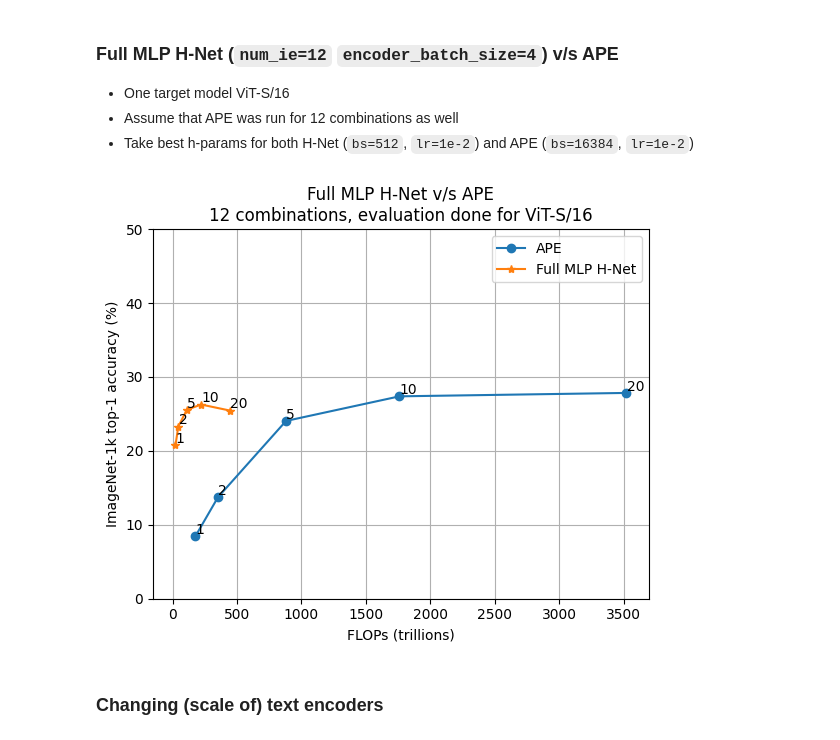
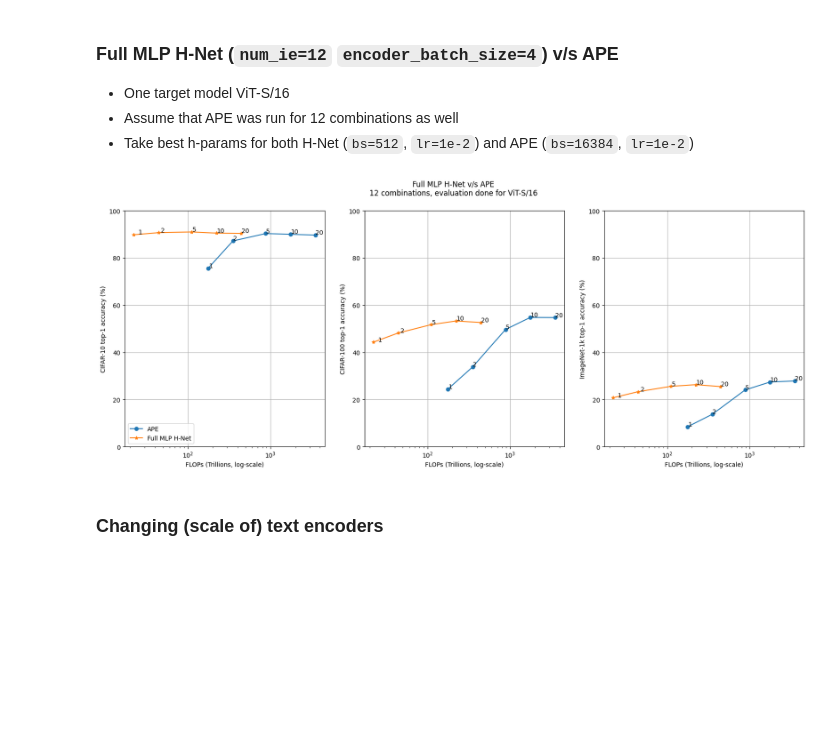
Before and after one commit to jaisidhsingh/hypa-new, a Jupyter notebook: hyperalignment/plot.ipynb, the cells around one changed output. Saved outputs shown, nothing was run; the diff lists cells and outputs as text; code cells hidden in the pictures; blank space fills up the shorter version.

```diff
--- a/hyperalignment/plot.ipynb
+++ b/hyperalignment/plot.ipynb
@@ -110,32 +110,47 @@ for bench in benchmarks:
 # %%
 from pylab import plt
 
 hnet = {'exp_name': 'hnet_12-4_fmlp_c-32_bs-512_lr-1e-2', 'seed': 0, 'eval': {'epoch_1': {'cifar10': 89.79, 'cifar100': 44.31, 'imagenet1k': 20.74}, 'epoch_2': {'cifar10': 90.68, 'cifar100': 48.19, 'imagenet1k': 23.29}, 'epoch_5': {'cifar10': 90.97, 'cifar100': 51.7, 'imagenet1k': 25.56}, 'epoch_10': {'cifar10': 90.48, 'cifar100': 53.25, 'imagenet1k': 26.27}, 'epoch_20': {'cifar10': 90.36, 'cifar100': 52.6, 'imagenet1k': 25.46}}}
 ape = {'exp_name': 'vit_small_patch16_224_sentence-t5-base', 'seed': 0, 'eval': {'epoch_1': {'cifar10': 75.59, 'cifar100': 24.37, 'imagenet1k': 8.42}, 'epoch_2': {'cifar10': 87.18, 'cifar100': 33.79, 'imagenet1k': 13.73}, 'epoch_5': {'cifar10': 90.3, 'cifar100': 49.64, 'imagenet1k': 24.05}, 'epoch_10': {'cifar10': 89.97, 'cifar100': 54.76, 'imagenet1k': 27.38}, 'epoch_20': {'cifar10': 89.64, 'cifar100': 54.69, 'imagenet1k': 27.84}}}
-hnet_accs = [hnet["eval"][f"epoch_{e}"]["imagenet1k"] for e in [1, 2, 5, 10, 20]]
-hnet_flops = [22.165 * e for e in [1, 2, 5, 10, 20]]
 
-ape_accs = [ape["eval"][f"epoch_{e}"]["imagenet1k"] for e in [1, 2, 5, 10, 20]]
-ape_flops = [14.675 * e * 12 for e in [1, 2, 5, 10, 20]]
 
-plt.plot(ape_flops, ape_accs, label="APE", marker="o")
-plt.plot(hnet_flops, hnet_accs, label="Full MLP H-Net", marker="*")
-plt.xlabel("FLOPs (trillions)")
-plt.ylabel("ImageNet-1k top-1 accuracy (%)")
-plt.ylim([0.0, 50.0])
-plt.legend()
-plt.grid(True)
+benchmarks = ["cifar10", "cifar100", "imagenet1k"]
+names = {"cifar10": "CIFAR-10", "cifar100": "CIFAR-100", "imagenet1k": "ImageNet-1k"}
+lims = {"cifar10": [0, 100.0], "cifar100": [0.0, 100.0], "imagenet1k": [0.0, 100]}
+rcs = {"cifar10": 10.0, "cifar100": 1.0, "imagenet1k": 0.1}
+epochs = [1, 2, 5, 10, 20]
 
-epochs = [1, 2, 5, 10, 20]
-for i, ep in enumerate(epochs):
-    plt.annotate(f"{ep}", (ape_flops[i] + 3, ape_accs[i] + 0.3))
-    plt.annotate(f"{ep}", (hnet_flops[i] + 3, hnet_accs[i] + 0.3))
+fig, axes = plt.subplots(1, 3, figsize=(20, 7))
 
-plt.title("Full MLP H-Net v/s APE\n12 combinations, evaluation done for ViT-S/16")
+for j, bench in enumerate(benchmarks):
+    hnet_accs = [hnet["eval"][f"epoch_{e}"][bench] for e in [1, 2, 5, 10, 20]]
+    hnet_flops = [22.165 * e for e in [1, 2, 5, 10, 20]]
+
+    ape_accs = [ape["eval"][f"epoch_{e}"][bench] for e in [1, 2, 5, 10, 20]]
+    ape_flops = [14.675 * e * 12 for e in [1, 2, 5, 10, 20]]
+
+    axes[j].plot(ape_flops, ape_accs, label="APE", marker="o")
+    axes[j].plot(hnet_flops, hnet_accs, label="Full MLP H-Net", marker="*")
+    axes[j].set_xlabel("FLOPs (Trillions, log-scale)")
+    axes[j].set_xscale("log")
+    axes[j].set_ylabel(f"{names[bench]} top-1 accuracy (%)")
+    axes[j].set_ylim(lims[bench])
+
+    if j == 0:
+        axes[j].legend()
+
+    axes[j].grid(True)
+
+    epochs = [1, 2, 5, 10, 20]
+    for i, ep in enumerate(epochs):
+        axes[j].annotate(f"{ep}", (ape_flops[i] + 3, ape_accs[i] + 0.3))
+        axes[j].annotate(f"{ep}", (hnet_flops[i] + 3, hnet_accs[i] + 0.3))
+
+plt.suptitle("Full MLP H-Net v/s APE\n12 combinations, evaluation done for ViT-S/16")
 
 plt.show()
 # %% [output]
-[figure, old version]
+[figure, new version]
 # %% [markdown]
 ### Changing (scale of) text encoders
 # %%
```
Also changed, not shown: parts of 3 cells of this notebook.
